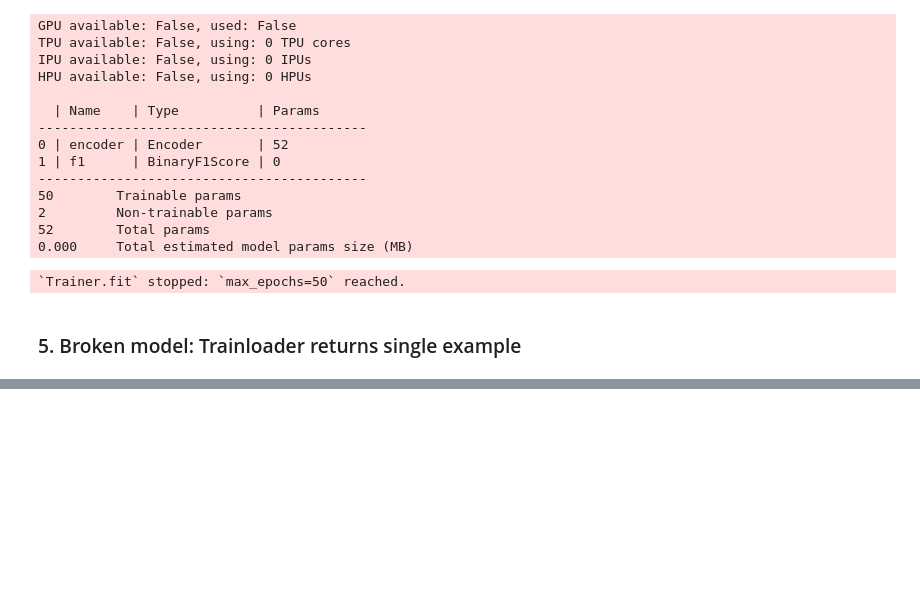
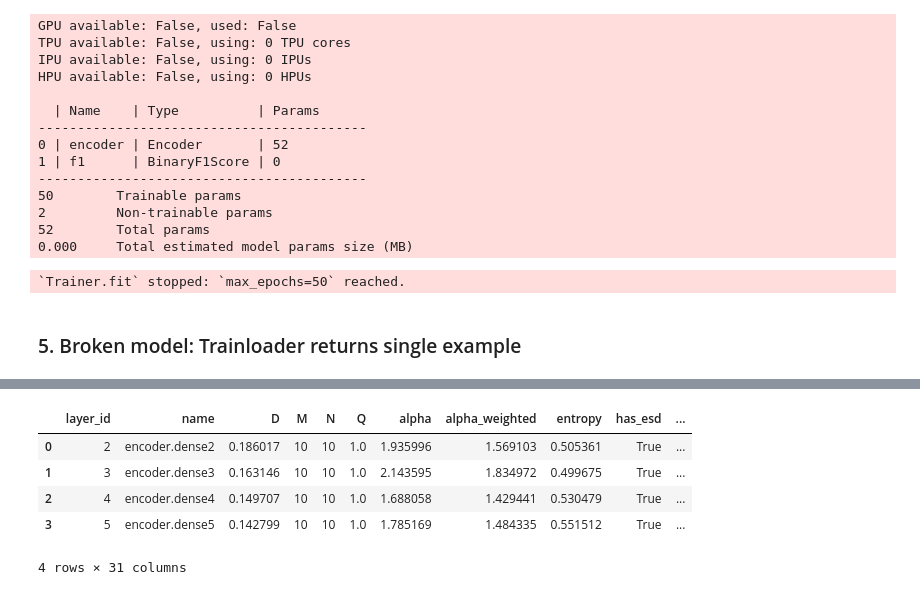
Before and after one commit to clarahoffmann/pycon-2023-honey-i-broke-the-pytorch-model, a Jupyter notebook: pages/torch_examples/broken_models.ipynb, the cells around one changed output, grey strips where cells are left out. Drawn from its saved outputs; the diff is of its cells as text; code cells hidden in the pictures; blank space fills up the shorter version.

```diff
--- a/pages/torch_examples/broken_models.ipynb
+++ b/pages/torch_examples/broken_models.ipynb
@@ -279,0 +383,9 @@ tensor([[0., 1.],
+# %%
+details2
+# %% [output]
+|  | layer_id | name | D | M | N | Q | alpha | alpha_weighted | entropy | has_esd | ... |
+| 0 | 2 | encoder.dense2 | 0.186017 | 10 | 10 | 1.0 | 1.935996 | 1.569103 | 0.505361 | True | ... |
+| 1 | 3 | encoder.dense3 | 0.163146 | 10 | 10 | 1.0 | 2.143595 | 1.834972 | 0.499675 | True | ... |
+| 2 | 4 | encoder.dense4 | 0.149707 | 10 | 10 | 1.0 | 1.688058 | 1.429441 | 0.530479 | True | ... |
+| 3 | 5 | encoder.dense5 | 0.142799 | 10 | 10 | 1.0 | 1.785169 | 1.484335 | 0.551512 | True | ... |
+4 rows × 31 columns
```
Also changed, not shown: parts of 33 cells of this notebook, 22 other files.
